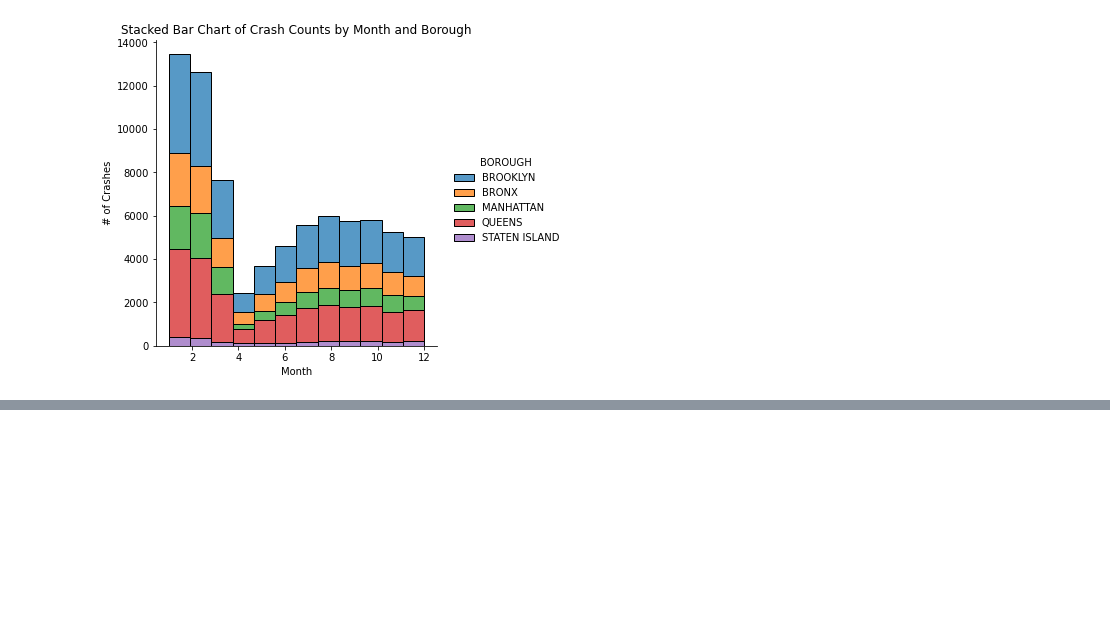
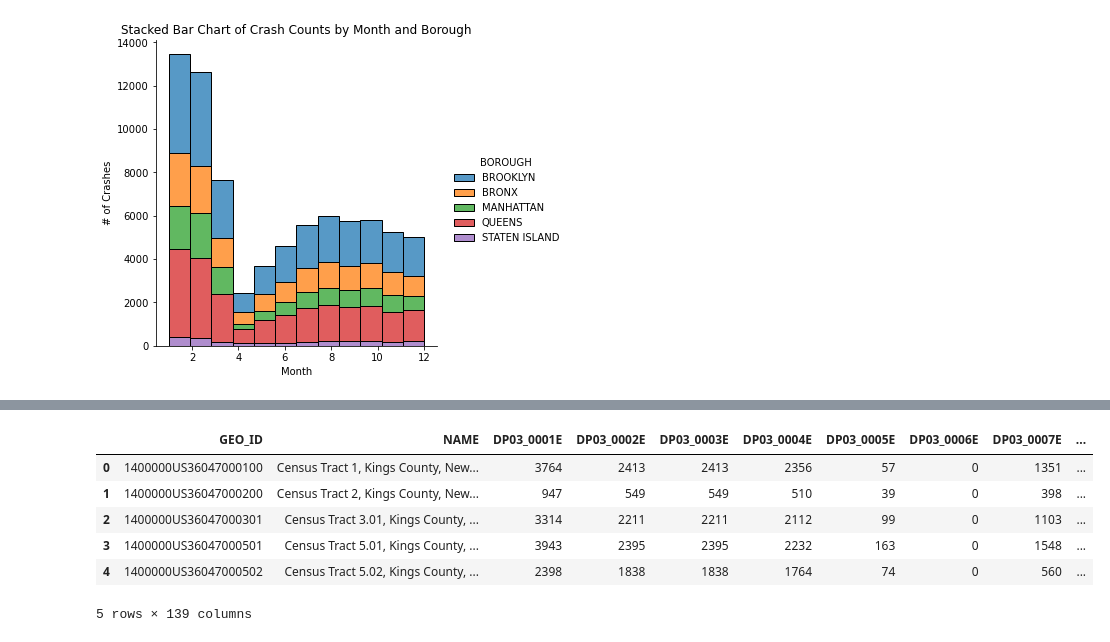
Before and after one commit to JWVONA/MAT328, a Jupyter notebook: MAT 328 Project - NYC Crashes.ipynb, the cells around one changed output, grey strips where cells are left out. Cells and saved outputs as stored; diff of their text form; code cells hidden in the pictures; blank space fills up the shorter version.

```diff
--- a/MAT 328 Project - NYC Crashes.ipynb
+++ b/MAT 328 Project - NYC Crashes.ipynb
@@ -162,0 +233,13 @@ profile.to_file("crashes.html")
+# %%
+#import Census Data
+census = pd.read_csv("CensusBK.txt", sep='\t')
+# %%
+census.head()
+# %% [output]
+|  | GEO_ID | NAME | DP03_0001E | DP03_0002E | DP03_0003E | DP03_0004E | DP03_0005E | DP03_0006E | DP03_0007E | ... |
+| 0 | 1400000US36047000100 | Census Tract 1, Kings County, New... | 3764 | 2413 | 2413 | 2356 | 57 | 0 | 1351 | ... |
+| 1 | 1400000US36047000200 | Census Tract 2, Kings County, New... | 947 | 549 | 549 | 510 | 39 | 0 | 398 | ... |
+| 2 | 1400000US36047000301 | Census Tract 3.01, Kings County, ... | 3314 | 2211 | 2211 | 2112 | 99 | 0 | 1103 | ... |
+| 3 | 1400000US36047000501 | Census Tract 5.01, Kings County, ... | 3943 | 2395 | 2395 | 2232 | 163 | 0 | 1548 | ... |
+| 4 | 1400000US36047000502 | Census Tract 5.02, Kings County, ... | 2398 | 1838 | 1838 | 1764 | 74 | 0 | 560 | ... |
+5 rows × 139 columns
```
Also changed, not shown: parts of 58 cells of this notebook.
